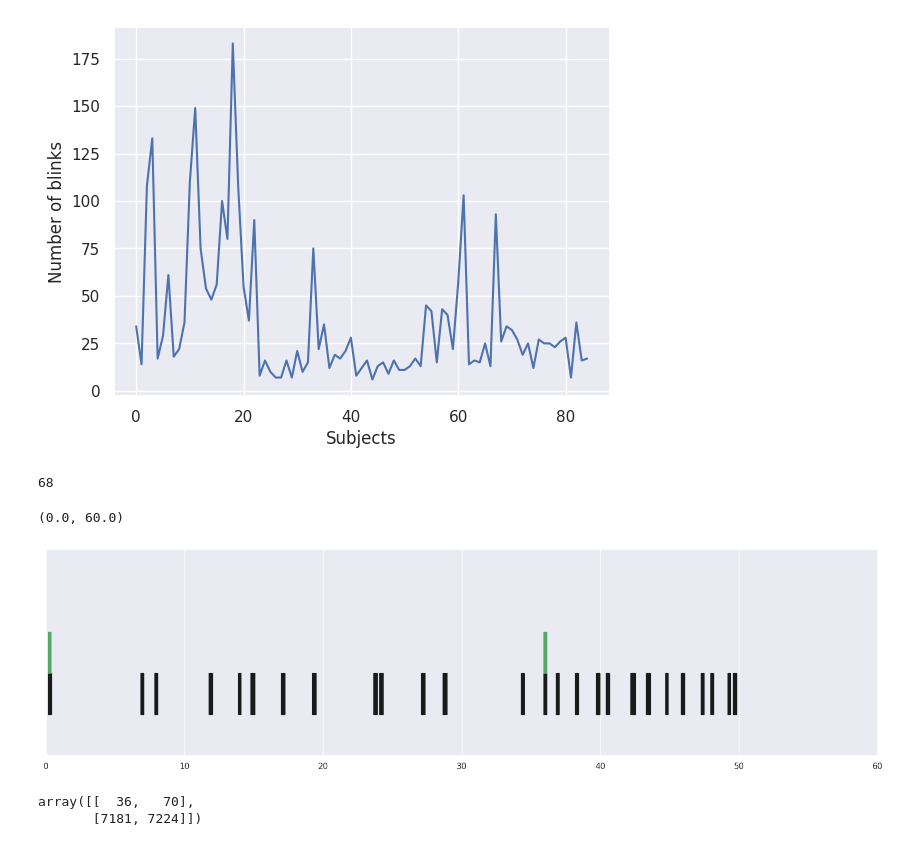
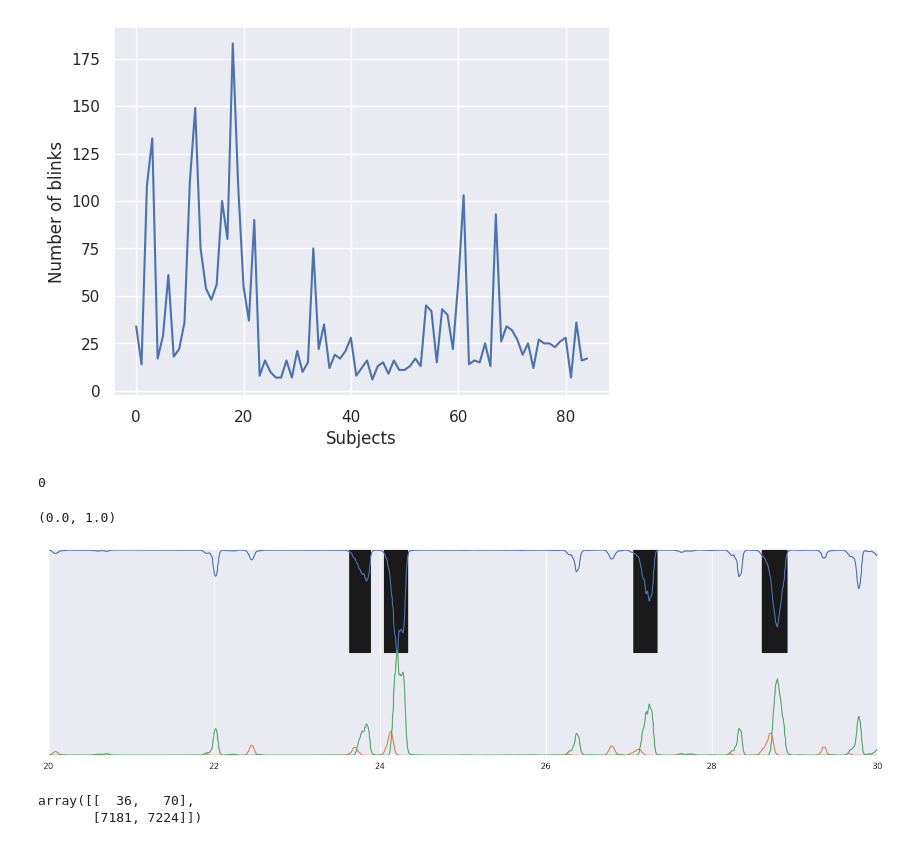
Before and after one commit to tpfffr/neon_blink_detection, a Jupyter notebook: notebooks/detect_blinks.ipynb, the cells around one changed output. Saved outputs shown, nothing was run; the diff lists cells and outputs as text; code cells hidden in the pictures.

```diff
--- a/notebooks/detect_blinks.ipynb
+++ b/notebooks/detect_blinks.ipynb
@@ -284,7 +284,7 @@ HTML(anim.to_html5_video())
 
 from training.dataset_splitter import load_dataset_splitter
 import warnings
-warnings.filterwarnings("ignore")
+warnings.filterwarnings("default")
 
 path = "/users/tom/experiments/neon_blink_detection/datasets/train_data/optical_flow/all_timestamps.pkl"
 
@@ -306,9 +306,17 @@ def compute_confidence(type="mean", prctile=None):
         if idx==0:
             continue
 
+        # Load XGBoost classifier
+        # ---------------------
         clf = "/users/tom/git/neon_blink_detection/export-XGBClassifier-3-100320231148/n_lay5-lay_intv7-grid4-win15-trans0.0-scale0.0/weights-%d.sav" %idx
 
-        all_probas = np.load("/users/tom/git/neon_blink_detection/export-XGBClassifier-3-100320231148/n_lay5-lay_intv7-grid4-win15-trans0.0-scale0.0/proba-%d.npy" %idx, allow_pickle=True)
+        # Load XGBoost model output
+        # --------------------
+        # all_probas = np.load("/users/tom/git/neon_blink_detection/export-XGBClassifier-3-100320231148/n_lay5-lay_intv7-grid4-win15-trans0.0-scale0.0/proba-%d.npy" %idx, allow_pickle=True)
+
+        # Load CNN model output
+        # --------------------
+        all_probas = np.load("/users/tom/git/neon_blink_detection/export-XGBClassifier-3-310320230902/n_lay5-lay_intv7-grid7-win11-trans0.0-scale0.0-speed0.0/proba-%d.npy" %idx, allow_pickle=True)
 
         for clip_name in clip_tuples_val:
 
@@ -335,13 +343,13 @@ def compute_confidence(type="mean", prctile=None):
             blink_info[clip_name]["fpr"] = fpr
             blink_info[clip_name]["blink_nr"] = blink_nr
             blink_info[clip_name]["gt"] = gt_blinks
+            blink_info[clip_name]["smoothed_proba"] = smoothed_proba
 
             for i in range(len(tp)):
                 start_idx = tp[i][1][0]
                 end_idx = tp[i][1][1]
 
                 confidence_blink_tmp, _, _ = pf.compute_confidence(start_idx, end_idx, smoothed_proba, type=type, prctile=prctile)
-
                 tp_confidence[clip_name].append(confidence_blink_tmp)
 
             for i in range(len(fp)):
@@ -349,7 +357,6 @@ def compute_confidence(type="mean", prctile=None):
                 end_idx = fp[i][1][1]
 
                 confidence_blink_tmp, _, _ = pf.compute_confidence(start_idx, end_idx, smoothed_proba, type=type, prctile=prctile)
-
                 fp_confidence[clip_name].append(confidence_blink_tmp)
 
     return tp_confidence, fp_confidence, blink_info
@@ -604,29 +665,34 @@ Text(0, 0.5, 'Number of blinks')
 # %%
 # precision = [len(blink_info[x]["tp"]) / (len(blink_info[x]["tp"]) + len(blink_info[x]["fp"])) for x in blink_info.keys()]
 
 # recall = [len(blink_info[x]["tp"]) / (len(blink_info[x]["tp"]) + len(blink_info[x]["fn"])) for x in blink_info.keys()]
 
 # plt.plot(precision)
 # plt.plot(recall)
 
 print(np.argmin(recall))
 
 
 gt = blink_info["1311-2023-02-02-14-30-40-96be0928"]["gt"]
 tp = blink_info["1311-2023-02-02-14-30-40-96be0928"]["tp"]
 
 f, ax = plt.subplots(1, 1, figsize=(20, 5))
 
 tp = np.array([tp[x][1] for x in range(len(tp))])
 
 pf.render_event_array(ax, np.array(gt)[:, 0], np.array(gt)[:, 1], 0.5, color="k")
 pf.render_event_array(ax, np.array(tp)[:, 0], np.array(tp)[:, 1], 1, color="g")
 
-ax.set_xlim(0, 60)
+t = np.arange(0, len((blink_info["1311-2023-02-02-14-30-40-96be0928"]["smoothed_proba"])))/200
+
+plt.plot(t, blink_info["1311-2023-02-02-14-30-40-96be0928"]["smoothed_proba"])
+
+plt.xlim(20, 30)
+plt.ylim (0, 1)
 # %% [output]
-68
+0
-(0.0, 60.0)
+(0.0, 1.0)
-[figure, old version]
+[figure, new version]
 # %%
 # %% [output]
 array([[  36,   70],
```
Also changed, not shown: parts of 11 cells of this notebook, 24 other files.
